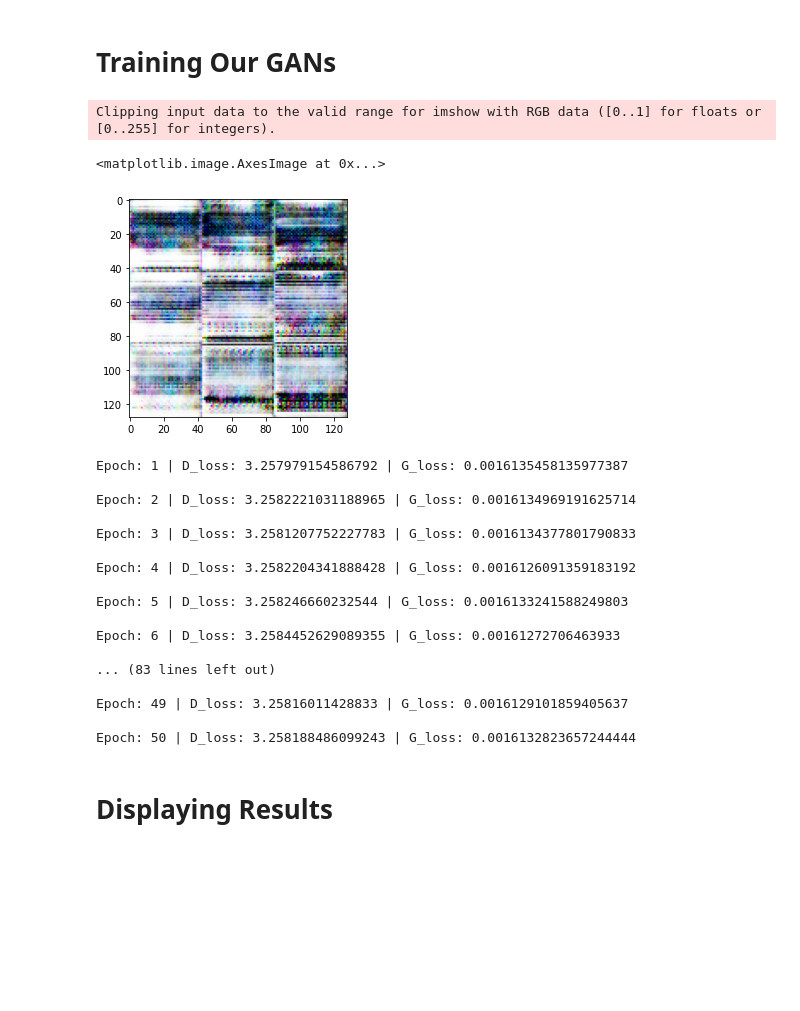
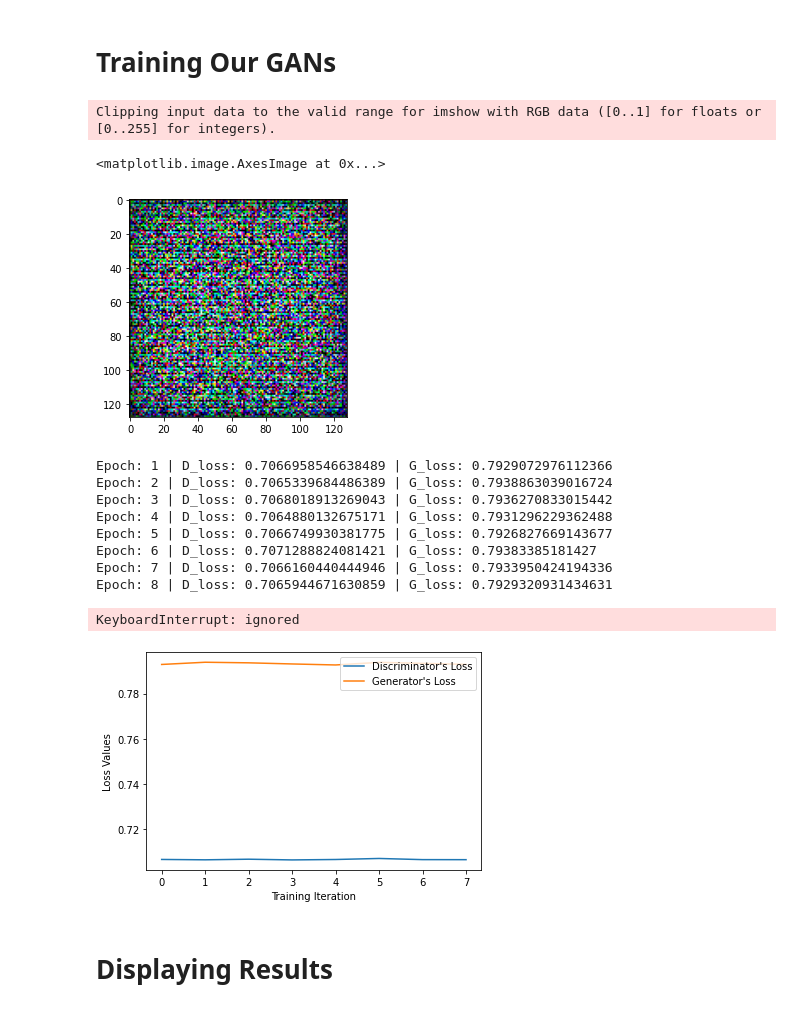
Before and after one commit to alexlin51/GANs-Album-Covers, a Jupyter notebook: Album_Cover_Fun.ipynb, the cells around one changed output. Drawn from its saved outputs; the diff is of its cells as text; code cells hidden in the pictures; blank space fills up the shorter version.

```diff
--- a/Album_Cover_Fun.ipynb
+++ b/Album_Cover_Fun.ipynb
@@ -124,0 +77,31 @@ trainingLoader = torch.utils.data.DataLoader(training_data, batch_size=BATCH_SIZ
+# %%
+class ImageFolderEX(datasets.ImageFolder):
+    def __getitem__(self, index):
+        def get_img(index):
+            path, label = self.imgs[index]
+            try:
+                img = self.loader(os.path.join(self.root, path))
+            except:
+                img = get_img(index + 1)
+            return img
+        img = get_img(index)
+        return self.transform(img) * 2 - 1  # rescale 0 - 1 to -1 - 1
+
+trans = transforms.Compose([
+    transforms.Resize((PIXELS, PIXELS), interpolation=2),
+    transforms.ToTensor(), # implicitly normalizes the input to values between 0 - 1.
+])
+
+training_data = torch.utils.data.DataLoader(ImageFolderEX(f"{DIR}/train/", trans),
+	                                          batch_size=BATCH_SIZE, shuffle=True, drop_last=True, num_workers=0)
+x = next(iter(training_data))
+# %%
+def Data2Img(x):
+  new = torch.zeros(x.size(0), PIXELS, PIXELS, 3)
+
+  for i in range(x.size(0)):
+    new[i] = torch.transpose(torch.transpose(x[i], 0, 1), 1, 2)
+
+  return new
+
+plt.imshow(Data2Img(x)[2])
@@ -126,4 +113,4 @@ trainingLoader = torch.utils.data.DataLoader(training_data, batch_size=BATCH_SIZ
 # Creating Generator and Discriminator Models
 # %%
 nc = 3 # Number of color channels
-d_dim = 50 # Length of latent Vector (nz)
+d_dim = 200 # Length of latent Vector (nz)
@@ -273,20 +367,15 @@ def G_train(size):
 # %%
 def view_G():
   with torch.no_grad():
-    test_z = torch.randn(BATCH_SIZE,d_dim,1,1).to(device)
+    test_z = torch.randn(BATCH_SIZE,d_dim).to(device)
     generate = G(test_z)
-
-    img = generate.view(generate.size(0), PIXELS, PIXELS, 3).cpu()
-    # plt.imshow(img[0].cpu().numpy().squeeze());
-    # plt.imshow(np.uint8(img[0].cpu().numpy()))
-    # plt.imshow(img[0])
-    return img[0]
+    return Data2Img(generate)[0]
 
 plt.imshow(view_G())
 # %% [output]
 Clipping input data to the valid range for imshow with RGB data ([0..1] for floats or [0..255] for integers).
 <matplotlib.image.AxesImage at 0x...>
-[figure, old version]
+[figure, new version]
 # %%
 def save():
   checkpointG = {'model': Generator(),
@@ -300,36 +398,36 @@ def save():
 # %%
 generated = []
+epoch_d = []
+epoch_g = []
 
 for epoch in tqdm(range(1, EPOCHS + 1), desc="Epochs Progress"):
   D_losses, G_losses = [], []
-  for batch_idx, x in tqdm(enumerate(trainingLoader), desc="Batch Progress"):
+  for batch_idx, x in enumerate(training_data):
     val, size = D_train(x)
     D_losses.append(val)
     G_losses.append(G_train(size))
 
   d_mean = torch.mean(torch.FloatTensor(D_losses))
   g_mean = torch.mean(torch.FloatTensor(G_losses))
+  epoch_d.append(d_mean)
+  epoch_g.append(g_mean)
   print(f"Epoch: {epoch} | D_loss: {d_mean} | G_loss: {g_mean}")
   generated.append(view_G())
   save()
 # %% [output]
-Epoch: 1 | D_loss: 3.257979154586792 | G_loss: 0.0016135458135977387
-
-Epoch: 2 | D_loss: 3.2582221031188965 | G_loss: 0.0016134969191625714
-
-Epoch: 3 | D_loss: 3.2581207752227783 | G_loss: 0.0016134377801790833
-
-Epoch: 4 | D_loss: 3.2582204341888428 | G_loss: 0.0016126091359183192
-
-Epoch: 5 | D_loss: 3.258246660232544 | G_loss: 0.0016133241588249803
-
-Epoch: 6 | D_loss: 3.2584452629089355 | G_loss: 0.00161272706463933
-
-... (83 lines left out)
-
-Epoch: 49 | D_loss: 3.25816011428833 | G_loss: 0.0016129101859405637
-
-Epoch: 50 | D_loss: 3.258188486099243 | G_loss: 0.0016132823657244444
+Epoch: 1 | D_loss: 0.7066958546638489 | G_loss: 0.7929072976112366
+Epoch: 2 | D_loss: 0.7065339684486389 | G_loss: 0.7938863039016724
+Epoch: 3 | D_loss: 0.7068018913269043 | G_loss: 0.7936270833015442
+Epoch: 4 | D_loss: 0.7064880132675171 | G_loss: 0.7931296229362488
+Epoch: 5 | D_loss: 0.7066749930381775 | G_loss: 0.7926827669143677
+Epoch: 6 | D_loss: 0.7071288824081421 | G_loss: 0.79383385181427
+Epoch: 7 | D_loss: 0.7066160440444946 | G_loss: 0.7933950424194336
+Epoch: 8 | D_loss: 0.7065944671630859 | G_loss: 0.7929320931434631
+KeyboardInterrupt: ignored
+# %%
+plotData(epoch_d, epoch_g)
+# %% [output]
+[figure, added]
 # %% [markdown]
 # Displaying Results
 # %%
```
Also changed, not shown: parts of 19 cells of this notebook.
